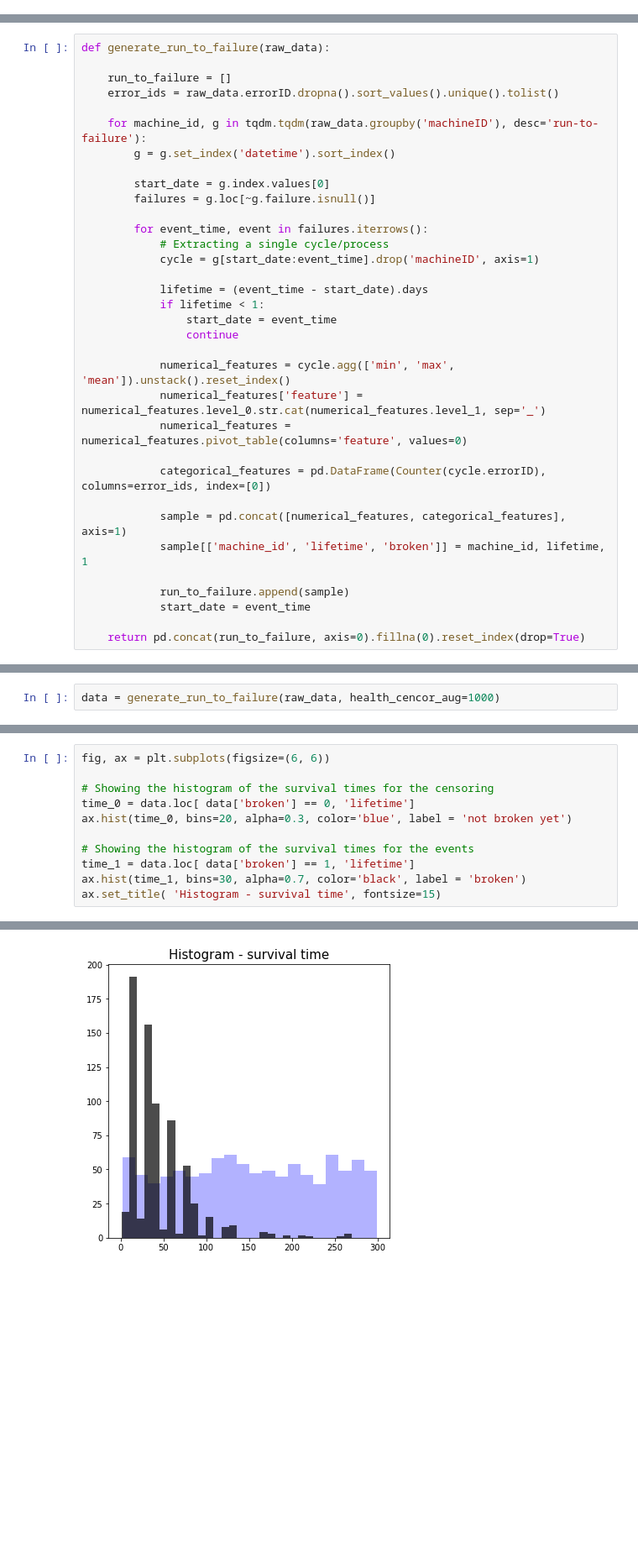
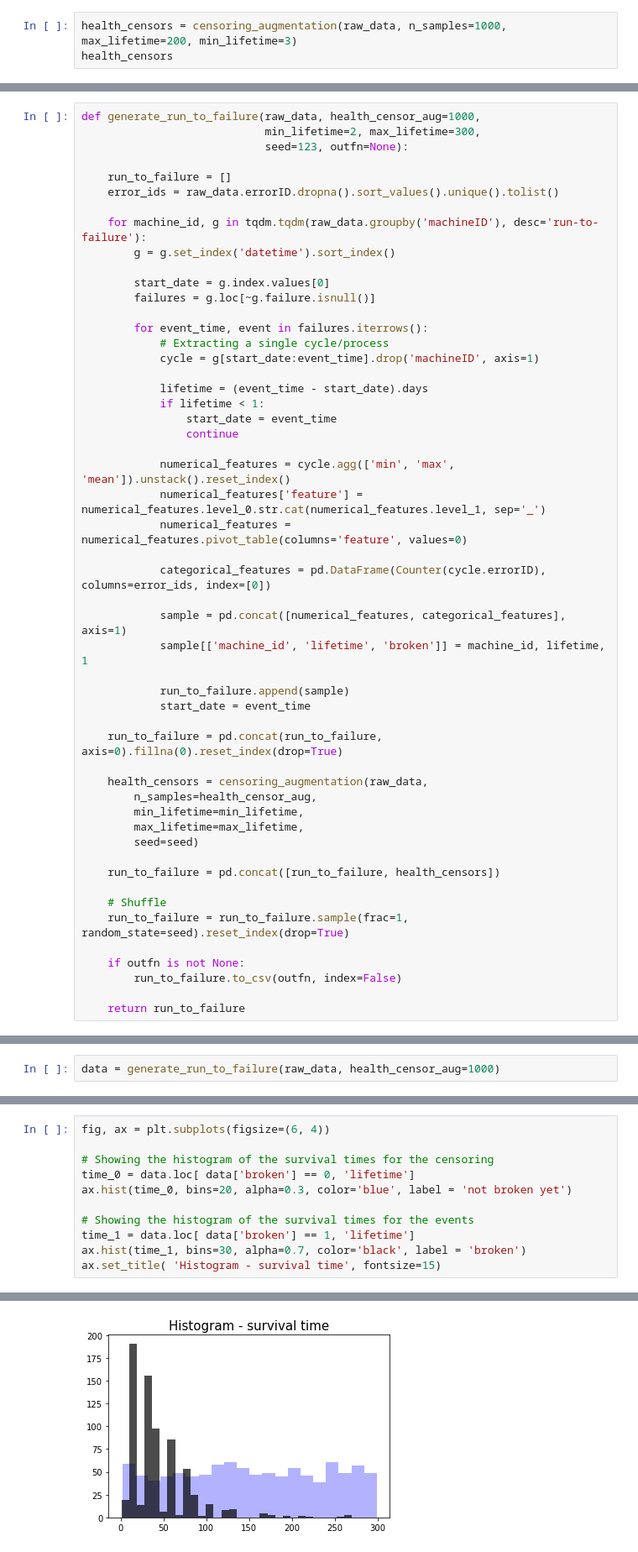
Before and after one commit to kokikwbt/predictive-maintenance, a Jupyter notebook: datasets/mapm/view_data.ipynb, the cells around one changed output, grey strips where cells are left out. Shown: that part at 84% size. Saved outputs shown, nothing was run; the diff lists cells and outputs as text; blank space fills up the shorter version.

```diff
--- a/datasets/mapm/view_data.ipynb
+++ b/datasets/mapm/view_data.ipynb
@@ -43,0 +79,3 @@ raw_data.head(10)
+# %%
+health_censors = censoring_augmentation(raw_data, n_samples=1000, max_lifetime=200, min_lifetime=3)
+health_censors
@@ -44,5 +96,7 @@ raw_data.head(10)
 # %%
-def generate_run_to_failure(raw_data):
+def generate_run_to_failure(raw_data, health_censor_aug=1000,
+                            min_lifetime=2, max_lifetime=300,
+                            seed=123, outfn=None):
 
     run_to_failure = []
     error_ids = raw_data.errorID.dropna().sort_values().unique().tolist()
@@ -74,4 +128,20 @@ def generate_run_to_failure(raw_data):
             run_to_failure.append(sample)
             start_date = event_time
 
-    return pd.concat(run_to_failure, axis=0).fillna(0).reset_index(drop=True)
+    run_to_failure = pd.concat(run_to_failure, axis=0).fillna(0).reset_index(drop=True)
+
+    health_censors = censoring_augmentation(raw_data,
+        n_samples=health_censor_aug,
+        min_lifetime=min_lifetime,
+        max_lifetime=max_lifetime,
+        seed=seed)
+
+    run_to_failure = pd.concat([run_to_failure, health_censors])
+
+    # Shuffle
+    run_to_failure = run_to_failure.sample(frac=1, random_state=seed).reset_index(drop=True)
+
+    if outfn is not None:
+        run_to_failure.to_csv(outfn, index=False)
+
+    return run_to_failure
@@ -249,5 +148,5 @@ def generate_run_to_failure(raw_data, health_cencor_aug=1000,
 # %%
-data = generate_run_to_failure(raw_data, health_cencor_aug=1000)
+data = generate_run_to_failure(raw_data, health_censor_aug=1000)
 # %%
 data.head(10)
 # %% [output]
@@ -263,16 +162,16 @@ data.head(10)
 | 8 | 142.877908 | 100.740110 | 68.525972 | 594.248005 | 444.154104 | 268.624898 | 61.809072 | ... |
 | 9 | 150.089034 | 105.936976 | 78.371289 | 608.292545 | 449.354745 | 302.572590 | 56.464328 | ... |
 # %%
-fig, ax = plt.subplots(figsize=(6, 6))
+fig, ax = plt.subplots(figsize=(6, 4))
 
 # Showing the histogram of the survival times for the censoring
 time_0 = data.loc[ data['broken'] == 0, 'lifetime']
 ax.hist(time_0, bins=20, alpha=0.3, color='blue', label = 'not broken yet')
 
 # Showing the histogram of the survival times for the events
 time_1 = data.loc[ data['broken'] == 1, 'lifetime']
 ax.hist(time_1, bins=30, alpha=0.7, color='black', label = 'broken')
 ax.set_title( 'Histogram - survival time', fontsize=15)
 # %% [output]
 Text(0.5, 1.0, 'Histogram - survival time')
-[figure, old version]
+[figure, new version]
```
Also changed, not shown: parts of 22 cells of this notebook, 4 other files.
